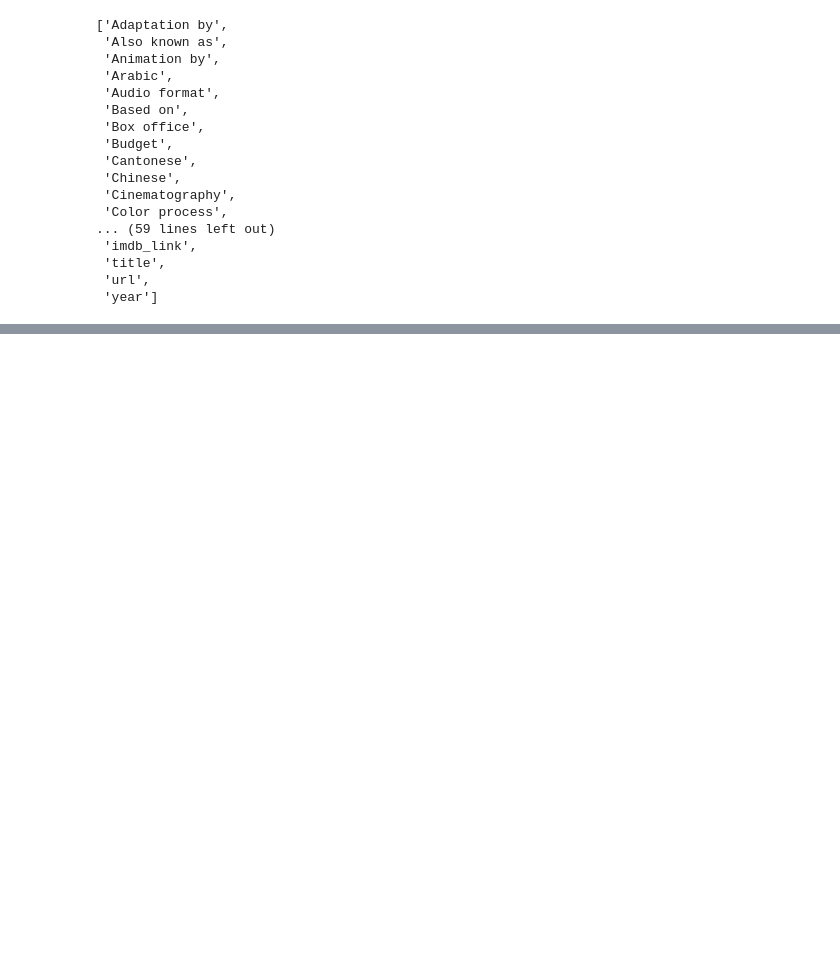
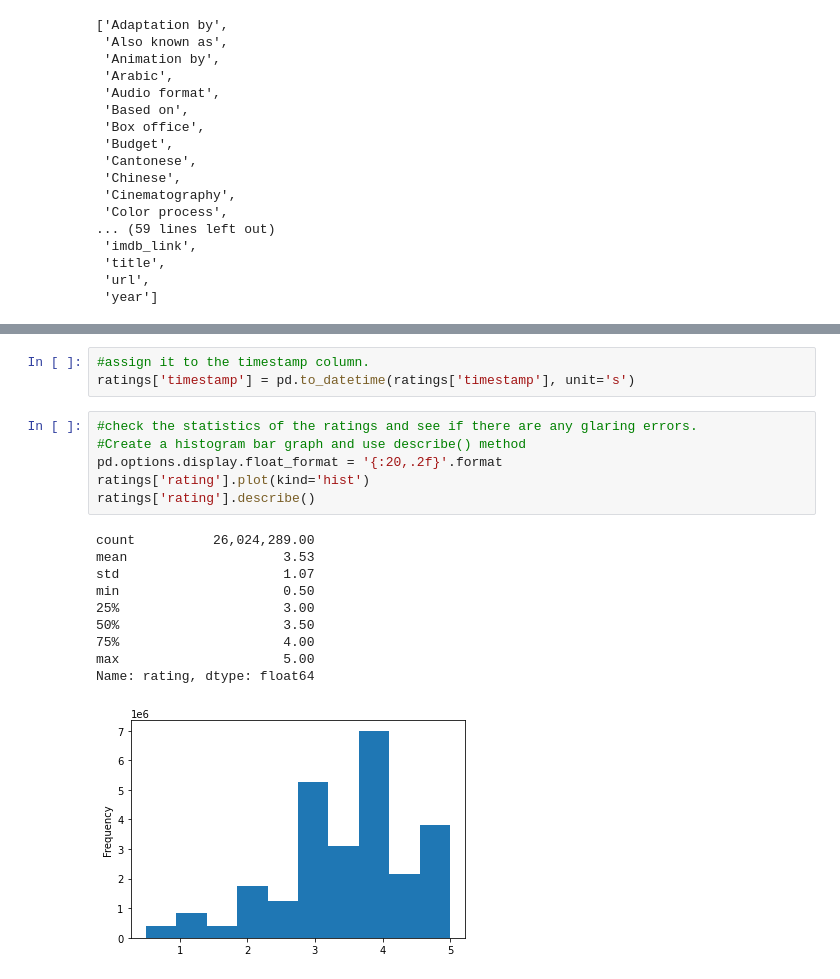
Before and after one commit to gcolareta/Movies-ETL, a Jupyter notebook: Wiki_Movies.ipynb, the cells around one changed output, grey strips where cells are left out. Cells and saved outputs as stored; diff of their text form; blank space fills up the shorter version.

```diff
--- a/Wiki_Movies.ipynb
+++ b/Wiki_Movies.ipynb
@@ -344,0 +975,20 @@ sorted(wiki_movies_df.columns.tolist()) #check new columns in dataframe
+# %%
+#assign it to the timestamp column.
+ratings['timestamp'] = pd.to_datetime(ratings['timestamp'], unit='s')
+# %%
+#check the statistics of the ratings and see if there are any glaring errors.
+#Create a histogram bar graph and use describe() method
+pd.options.display.float_format = '{:20,.2f}'.format
+ratings['rating'].plot(kind='hist')
+ratings['rating'].describe()
+# %% [output]
+count          26,024,289.00
+mean                    3.53
+std                     1.07
+min                     0.50
+25%                     3.00
+50%                     3.50
+75%                     4.00
+max                     5.00
+Name: rating, dtype: float64
+[figure, added]
```
Also changed, not shown: parts of 72 cells of this notebook.
